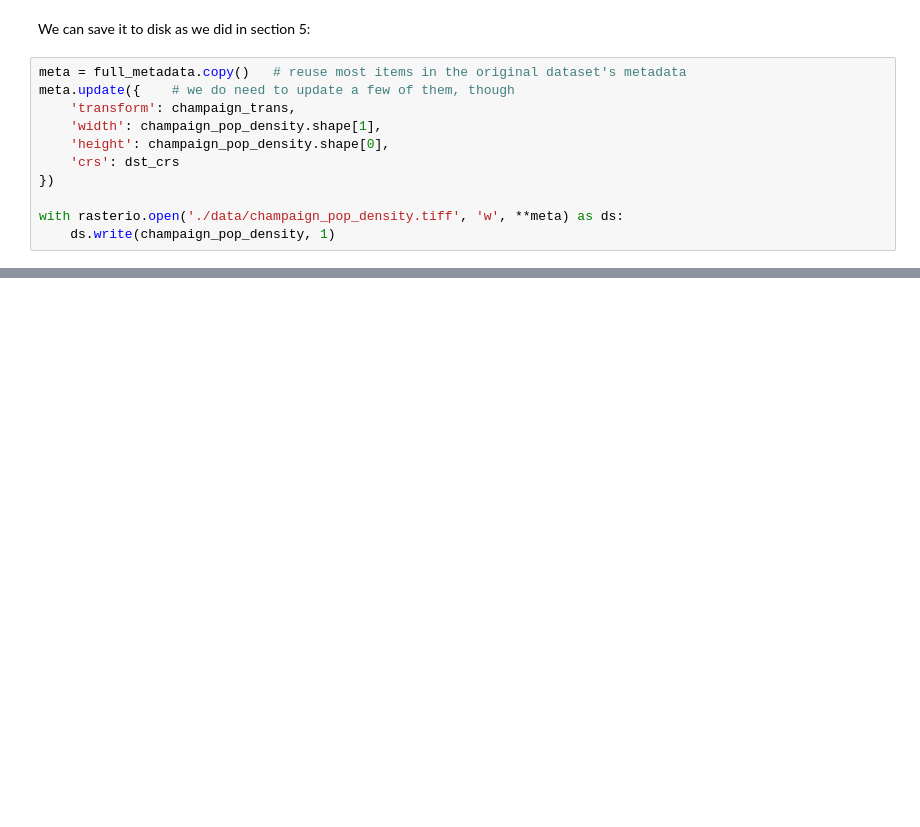
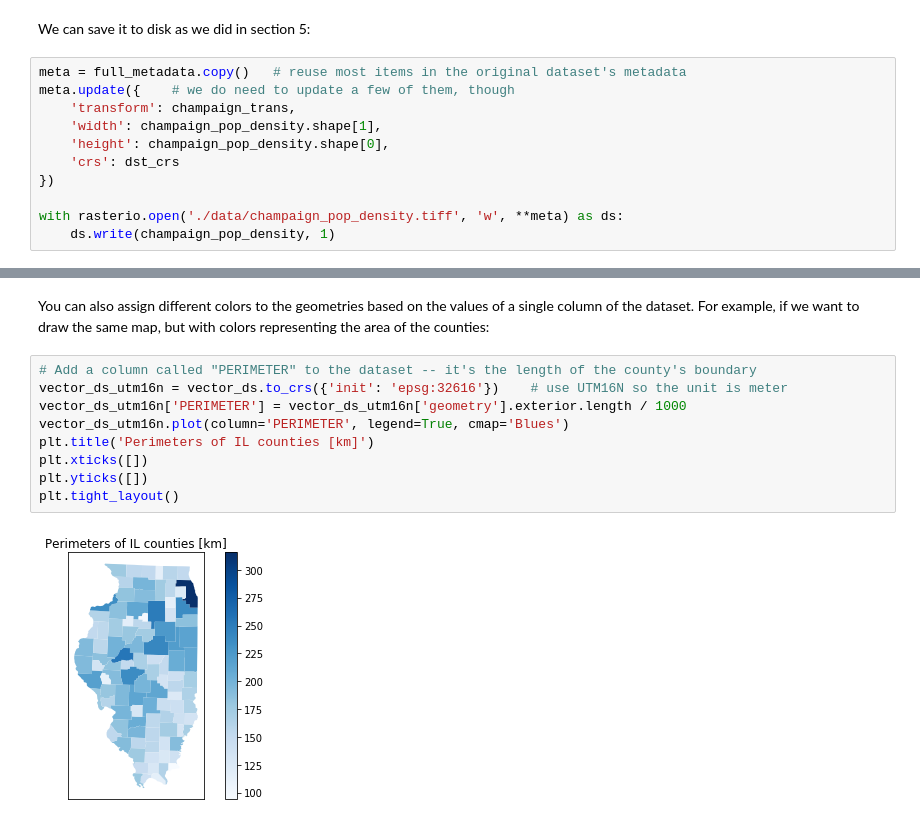
Before and after one commit to sibocw/geospatial-quickstart, a Jupyter notebook: 1hr-cookbook.ipynb, the cells around one changed output, grey strips where cells are left out. Drawn from its saved outputs; the diff is of its cells as text; blank space fills up the shorter version.

```diff
--- a/1hr-cookbook.ipynb
+++ b/1hr-cookbook.ipynb
@@ -484,0 +493,13 @@ You may find the [Basemap](https://matplotlib.org/basemap/) tookit of Matplotlib
+# %% [markdown]
+You can also assign different colors to the geometries based on the values of a single column of the dataset. For example, if we want to draw the same map, but with colors representing the area of the counties:
+# %%
+# Add a column called "PERIMETER" to the dataset -- it's the length of the county's boundary
+vector_ds_utm16n = vector_ds.to_crs({'init': 'epsg:32616'})    # use UTM16N so the unit is meter
+vector_ds_utm16n['PERIMETER'] = vector_ds_utm16n['geometry'].exterior.length / 1000
+vector_ds_utm16n.plot(column='PERIMETER', legend=True, cmap='Blues')
+plt.title('Perimeters of IL counties [km]')
+plt.xticks([])
+plt.yticks([])
+plt.tight_layout()
+# %% [output]
+[figure, added]
```
Also changed, not shown: parts of 6 cells of this notebook, 1 other file.
